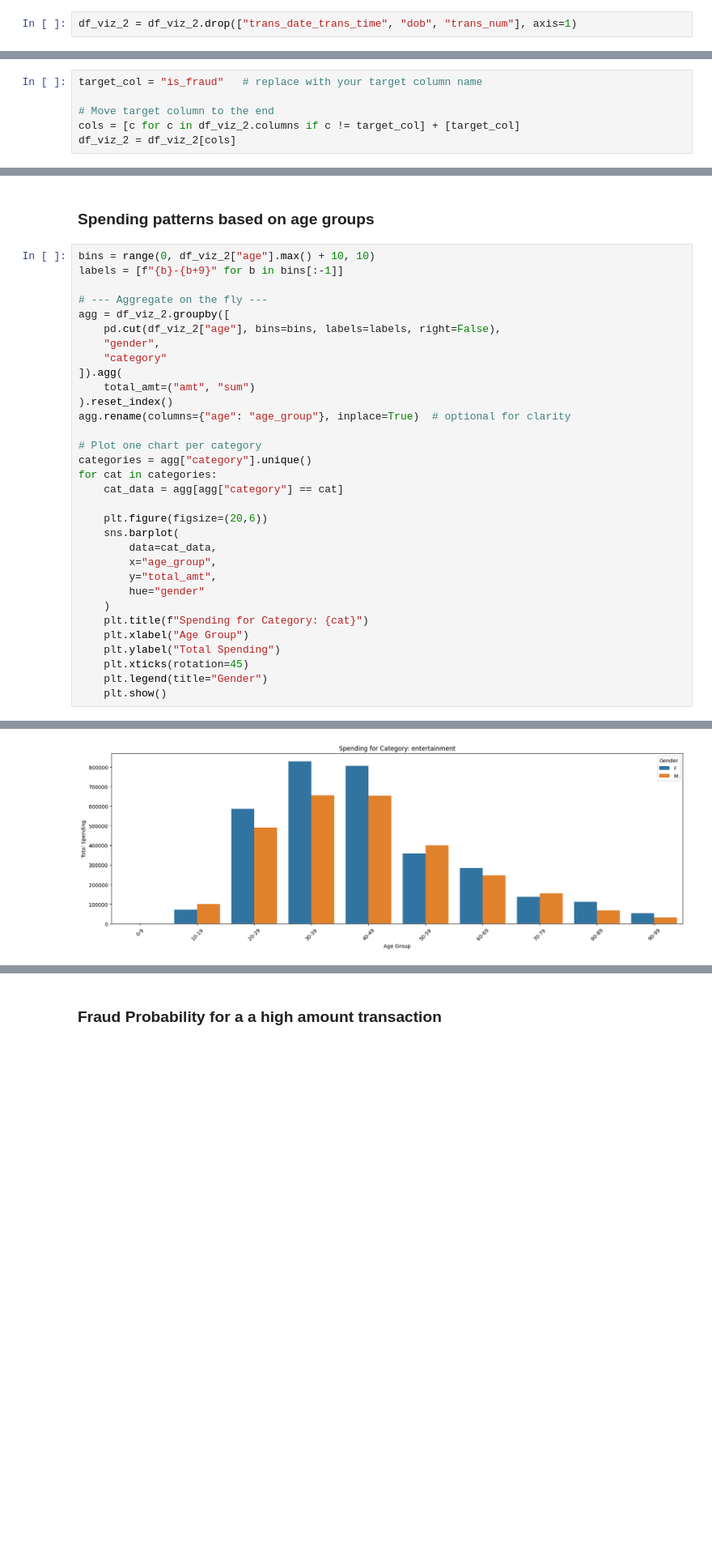
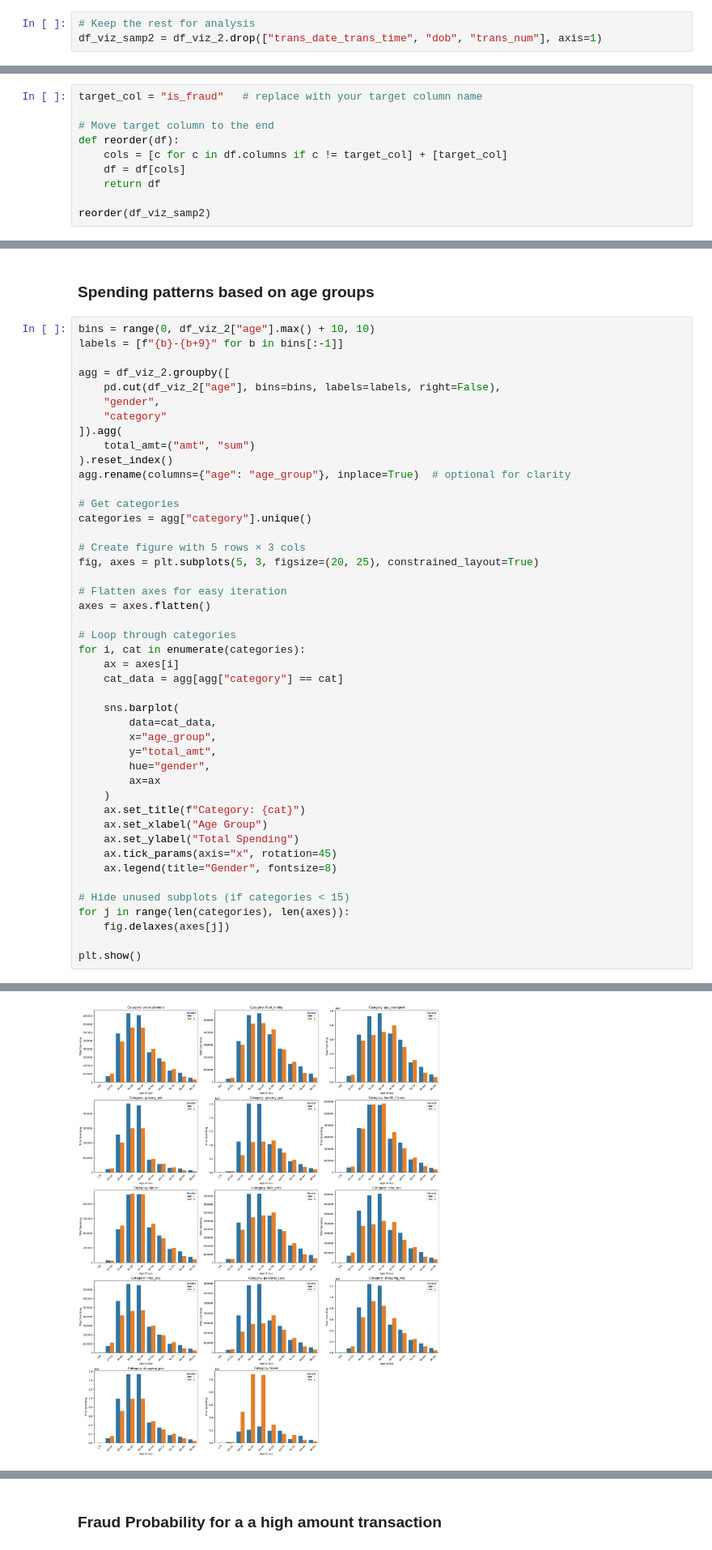
Before and after one commit to AubLambert/FraudDetection, a Jupyter notebook: Fraud_Detection.ipynb, the cells around one changed output, grey strips where cells are left out. Shown at 81% size. Drawn from its saved outputs; the diff is of its cells as text; blank space fills up the shorter version.

```diff
--- a/Fraud_Detection.ipynb
+++ b/Fraud_Detection.ipynb
@@ -653,13 +649,18 @@ df_viz_2["unix_time"] = df_viz_2["trans_date_trans_time"].astype(int) // 10**9
 # %% [markdown]
 #### Drop columns
 # %%
-df_viz_2 = df_viz_2.drop(["trans_date_trans_time", "dob", "trans_num"], axis=1)
+# Keep the rest for analysis
+df_viz_samp2 = df_viz_2.drop(["trans_date_trans_time", "dob", "trans_num"], axis=1)
 # %% [markdown]
 ### Correlation after transformation
 # %%
 target_col = "is_fraud"   # replace with your target column name
 
 # Move target column to the end
-cols = [c for c in df_viz_2.columns if c != target_col] + [target_col]
-df_viz_2 = df_viz_2[cols]
+def reorder(df):
+    cols = [c for c in df.columns if c != target_col] + [target_col]
+    df = df[cols]
+    return df
+
+reorder(df_viz_samp2)
 # %%
@@ -994,35 +1013,48 @@ plt.show()
 # %%
 bins = range(0, df_viz_2["age"].max() + 10, 10)
 labels = [f"{b}-{b+9}" for b in bins[:-1]]
 
-# --- Aggregate on the fly ---
 agg = df_viz_2.groupby([
     pd.cut(df_viz_2["age"], bins=bins, labels=labels, right=False),
     "gender",
     "category"
 ]).agg(
     total_amt=("amt", "sum")
 ).reset_index()
 agg.rename(columns={"age": "age_group"}, inplace=True)  # optional for clarity
 
-# Plot one chart per category
+# Get categories
 categories = agg["category"].unique()
-for cat in categories:
+
+# Create figure with 5 rows × 3 cols
+fig, axes = plt.subplots(5, 3, figsize=(20, 25), constrained_layout=True)
+
+# Flatten axes for easy iteration
+axes = axes.flatten()
+
+# Loop through categories
+for i, cat in enumerate(categories):
+    ax = axes[i]
     cat_data = agg[agg["category"] == cat]
 
-    plt.figure(figsize=(20,6))
     sns.barplot(
         data=cat_data,
         x="age_group",
         y="total_amt",
-        hue="gender"
+        hue="gender",
+        ax=ax
     )
-    plt.title(f"Spending for Category: {cat}")
-    plt.xlabel("Age Group")
-    plt.ylabel("Total Spending")
-    plt.xticks(rotation=45)
-    plt.legend(title="Gender")
-    plt.show()
+    ax.set_title(f"Category: {cat}")
+    ax.set_xlabel("Age Group")
+    ax.set_ylabel("Total Spending")
+    ax.tick_params(axis="x", rotation=45)
+    ax.legend(title="Gender", fontsize=8)
+
+# Hide unused subplots (if categories < 15)
+for j in range(len(categories), len(axes)):
+    fig.delaxes(axes[j])
+
+plt.show()
 # %% [output]
 The default of observed=False is deprecated and will be changed to True in a future version of pandas. Pass observed=False to retain current behavior or observed=True to adopt the future default and s ...
-[figure, old version]
+[figure, new version]
```
Also changed, not shown: parts of 56 cells of this notebook.
